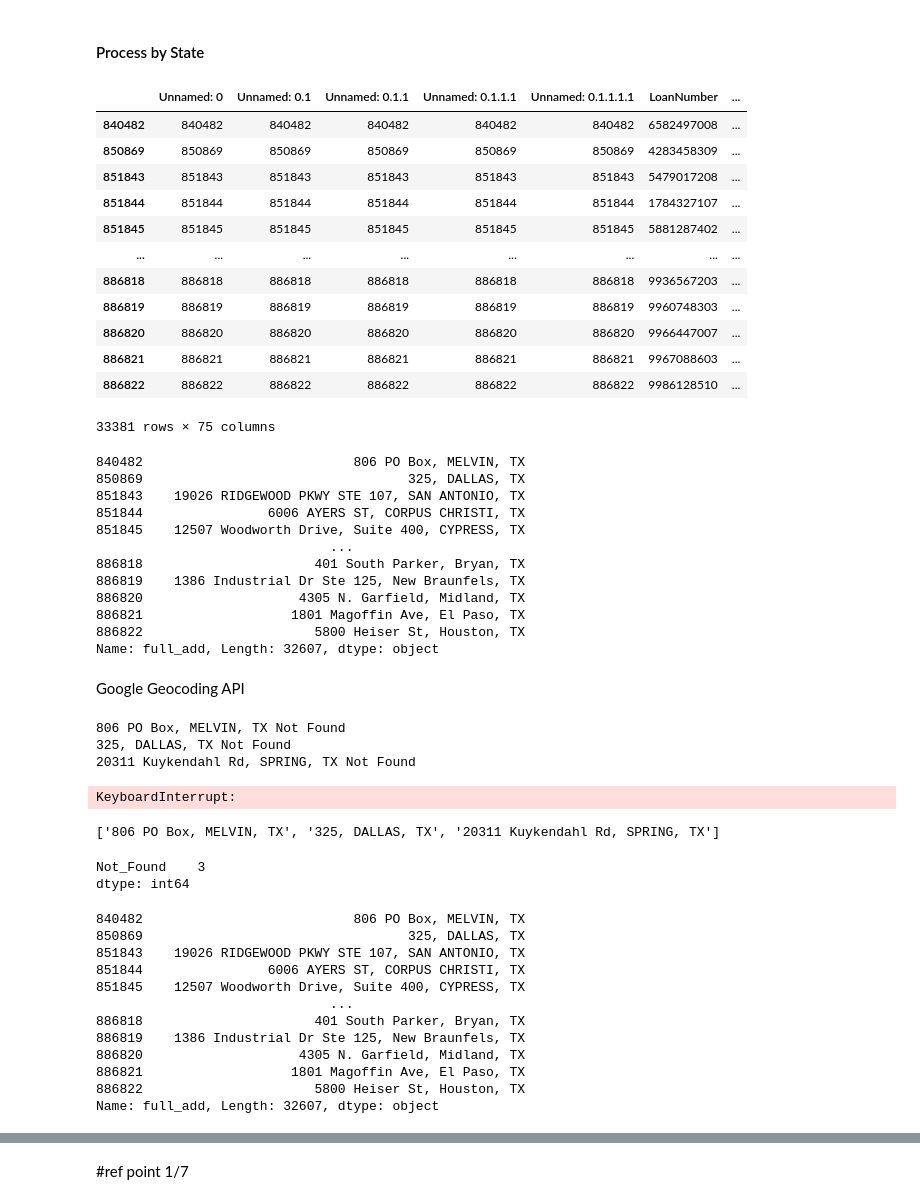
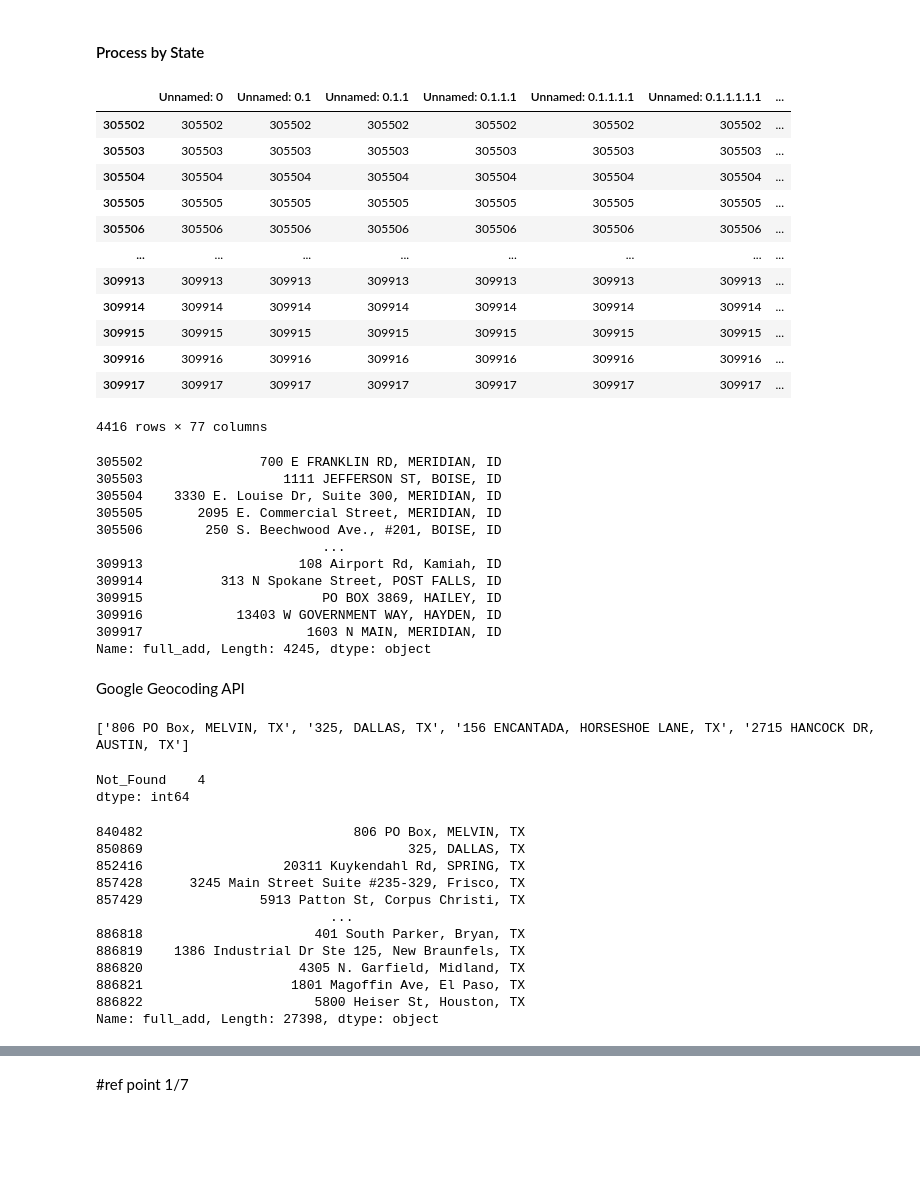
Before and after one commit to cspence001/mapdata_finalization_notebooks, a Jupyter notebook: reimagined-engine1/main_label_geo.ipynb, the cells around one changed output, grey strips where cells are left out. Drawn from its saved outputs; the diff is of its cells as text; code cells hidden in the pictures; blank space fills up the shorter version.

```diff
--- a/reimagined-engine1/main_label_geo.ipynb
+++ b/reimagined-engine1/main_label_geo.ipynb
@@ -55,40 +53,40 @@ Name: BorrowerState, dtype: int64
 # %% [markdown]
 <h4> Process by State
 # %%
-ppp_togeo_comb= ppp_geonull[ppp_geonull["BorrowerState"] == "TX"]
+ppp_togeo_comb= ppp_geonull[ppp_geonull["BorrowerState"] == "ID"]
 ppp_togeo_comb
 # %% [output]
-|  | Unnamed: 0 | Unnamed: 0.1 | Unnamed: 0.1.1 | Unnamed: 0.1.1.1 | Unnamed: 0.1.1.1.1 | LoanNumber | ... |
-| 840482 | 840482 | 840482 | 840482 | 840482 | 840482 | 6582497008 | ... |
-| 850869 | 850869 | 850869 | 850869 | 850869 | 850869 | 4283458309 | ... |
-| 851843 | 851843 | 851843 | 851843 | 851843 | 851843 | 5479017208 | ... |
-| 851844 | 851844 | 851844 | 851844 | 851844 | 851844 | 1784327107 | ... |
-| 851845 | 851845 | 851845 | 851845 | 851845 | 851845 | 5881287402 | ... |
+|  | Unnamed: 0 | Unnamed: 0.1 | Unnamed: 0.1.1 | Unnamed: 0.1.1.1 | Unnamed: 0.1.1.1.1 | Unnamed: 0.1.1.1.1.1 | ... |
+| 305502 | 305502 | 305502 | 305502 | 305502 | 305502 | 305502 | ... |
+| 305503 | 305503 | 305503 | 305503 | 305503 | 305503 | 305503 | ... |
+| 305504 | 305504 | 305504 | 305504 | 305504 | 305504 | 305504 | ... |
+| 305505 | 305505 | 305505 | 305505 | 305505 | 305505 | 305505 | ... |
+| 305506 | 305506 | 305506 | 305506 | 305506 | 305506 | 305506 | ... |
 | ... | ... | ... | ... | ... | ... | ... | ... |
-| 886818 | 886818 | 886818 | 886818 | 886818 | 886818 | 9936567203 | ... |
-| 886819 | 886819 | 886819 | 886819 | 886819 | 886819 | 9960748303 | ... |
-| 886820 | 886820 | 886820 | 886820 | 886820 | 886820 | 9966447007 | ... |
-| 886821 | 886821 | 886821 | 886821 | 886821 | 886821 | 9967088603 | ... |
-| 886822 | 886822 | 886822 | 886822 | 886822 | 886822 | 9986128510 | ... |
+| 309913 | 309913 | 309913 | 309913 | 309913 | 309913 | 309913 | ... |
+| 309914 | 309914 | 309914 | 309914 | 309914 | 309914 | 309914 | ... |
+| 309915 | 309915 | 309915 | 309915 | 309915 | 309915 | 309915 | ... |
+| 309916 | 309916 | 309916 | 309916 | 309916 | 309916 | 309916 | ... |
+| 309917 | 309917 | 309917 | 309917 | 309917 | 309917 | 309917 | ... |
-33381 rows × 75 columns
+4416 rows × 77 columns
 # %%
 #process to identify and code for unique addresses
 ppp_togeo = ppp_togeo_comb["full_add"]
 ppp_togeo_unique = ppp_togeo.drop_duplicates()
 ppp_togeo_unique
 # %% [output]
-840482                           806 PO Box, MELVIN, TX
-850869                                  325, DALLAS, TX
-851843    19026 RIDGEWOOD PKWY STE 107, SAN ANTONIO, TX
-851844                6006 AYERS ST, CORPUS CHRISTI, TX
-851845    12507 Woodworth Drive, Suite 400, CYPRESS, TX
-                              ...
-886818                      401 South Parker, Bryan, TX
-886819    1386 Industrial Dr Ste 125, New Braunfels, TX
-886820                    4305 N. Garfield, Midland, TX
-886821                   1801 Magoffin Ave, El Paso, TX
-886822                      5800 Heiser St, Houston, TX
-Name: full_add, Length: 32607, dtype: object
+305502               700 E FRANKLIN RD, MERIDIAN, ID
+305503                  1111 JEFFERSON ST, BOISE, ID
+305504    3330 E. Louise Dr, Suite 300, MERIDIAN, ID
+305505       2095 E. Commercial Street, MERIDIAN, ID
+305506        250 S. Beechwood Ave., #201, BOISE, ID
+                             ...
+309913                    108 Airport Rd, Kamiah, ID
+309914          313 N Spokane Street, POST FALLS, ID
+309915                       PO BOX 3869, HAILEY, ID
+309916            13403 W GOVERNMENT WAY, HAYDEN, ID
+309917                     1603 N MAIN, MERIDIAN, ID
+Name: full_add, Length: 4245, dtype: object
 # %% [markdown]
 Google Geocoding API
 # %%
@@ -118,18 +116,13 @@ for address in tqdm(addresses):
         notfound.append(address)
         lat.append(None)
         lng.append(None)
-# %% [output]
-806 PO Box, MELVIN, TX Not Found
-325, DALLAS, TX Not Found
-20311 Kuykendahl Rd, SPRING, TX Not Found
-KeyboardInterrupt:
 # %%
 print(notfound)
 notfound_df = pd.DataFrame({"Not_Found":notfound})
 notfound_df.count()
 # %% [output]
-['806 PO Box, MELVIN, TX', '325, DALLAS, TX', '20311 Kuykendahl Rd, SPRING, TX']
+['806 PO Box, MELVIN, TX', '325, DALLAS, TX', '156 ENCANTADA, HORSESHOE LANE, TX', '2715 HANCOCK DR, AUSTIN, TX']
-Not_Found    3
+Not_Found    4
 dtype: int64
 # %%
 addresses = ppp_togeo_unique
@@ -138,16 +131,16 @@ addresses
 # %% [output]
 840482                           806 PO Box, MELVIN, TX
 850869                                  325, DALLAS, TX
-851843    19026 RIDGEWOOD PKWY STE 107, SAN ANTONIO, TX
-851844                6006 AYERS ST, CORPUS CHRISTI, TX
-851845    12507 Woodworth Drive, Suite 400, CYPRESS, TX
+852416                  20311 Kuykendahl Rd, SPRING, TX
+857428      3245 Main Street Suite #235-329, Frisco, TX
+857429               5913 Patton St, Corpus Christi, TX
                               ...
 886818                      401 South Parker, Bryan, TX
 886819    1386 Industrial Dr Ste 125, New Braunfels, TX
 886820                    4305 N. Garfield, Midland, TX
 886821                   1801 Magoffin Ave, El Paso, TX
 886822                      5800 Heiser St, Houston, TX
-Name: full_add, Length: 32607, dtype: object
+Name: full_add, Length: 27398, dtype: object
 # %%
 addresses.head()
 # %% [output]
```
Also changed, not shown: parts of 12 cells of this notebook.
